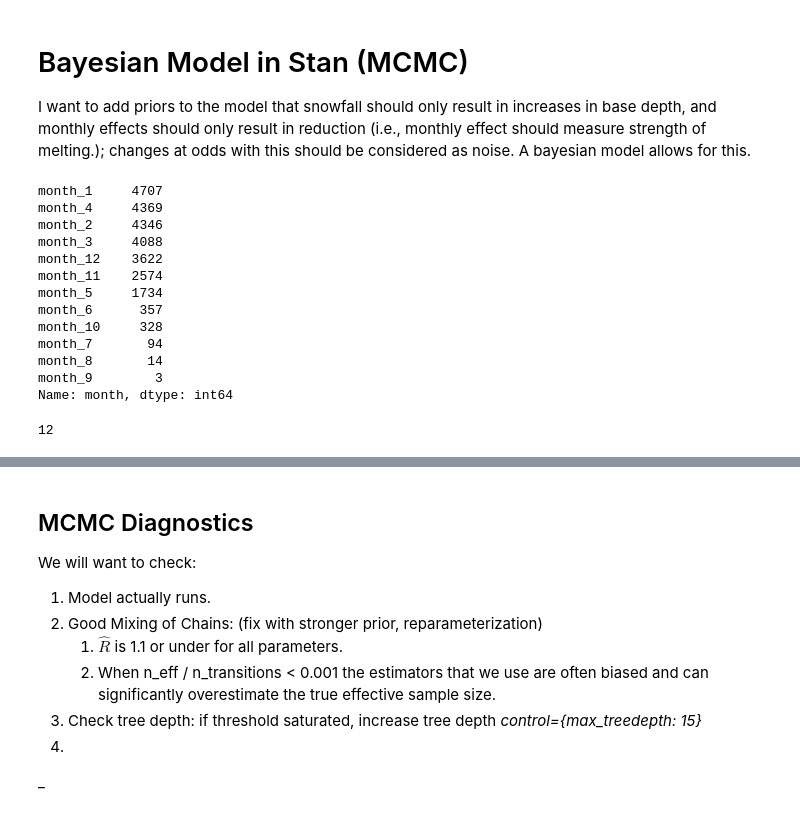
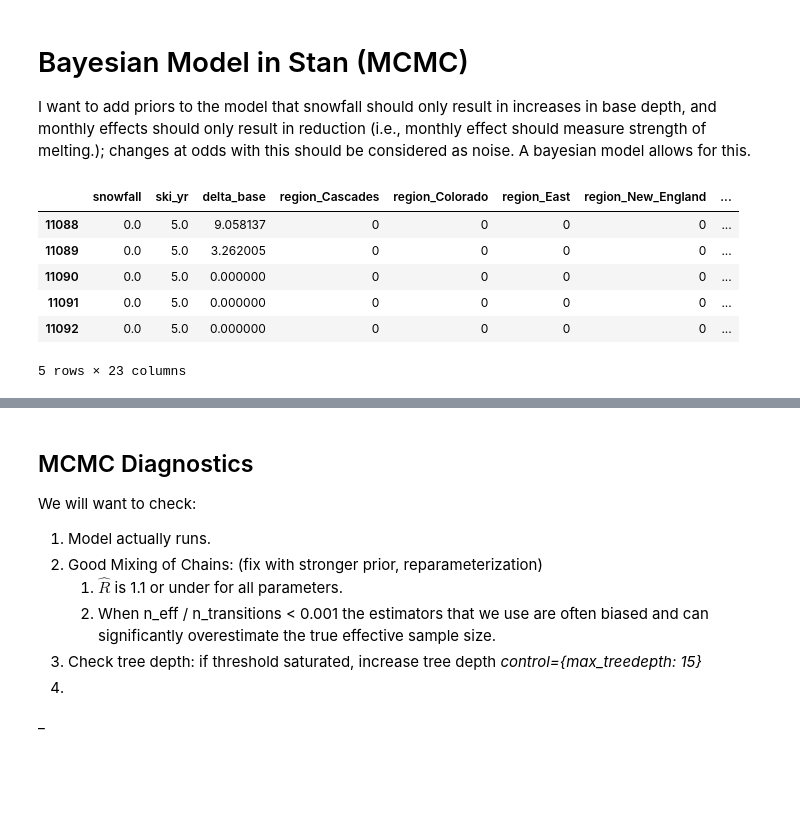
Before and after one commit to chrisoyer/ski-snow-modeling, a Jupyter notebook: src/analysis/snow_stan.ipynb, the cells around one changed output, grey strips where cells are left out. Cells and saved outputs as stored; diff of their text form; code cells hidden in the pictures; blank space fills up the shorter version.

```diff
--- a/src/analysis/snow_stan.ipynb
+++ b/src/analysis/snow_stan.ipynb
@@ -180,11 +180,20 @@ I want to add priors to the model that snowfall should only result in increases
 # %%
 stan_df = (long_series_df
            .pipe(add_month)
            .pipe(add_diff)
            .pipe(ohe, 'region')
            .pipe(ohe, 'month')
            .pipe(cleaner)
            )
+stan_df.head()
+# %% [output]
+|  | snowfall | ski_yr | delta_base | region_Cascades | region_Colorado | region_East | region_New_England | ... |
+| 11088 | 0.0 | 5.0 | 9.058137 | 0 | 0 | 0 | 0 | ... |
+| 11089 | 0.0 | 5.0 | 3.262005 | 0 | 0 | 0 | 0 | ... |
+| 11090 | 0.0 | 5.0 | 0.000000 | 0 | 0 | 0 | 0 | ... |
+| 11091 | 0.0 | 5.0 | 0.000000 | 0 | 0 | 0 | 0 | ... |
+| 11092 | 0.0 | 5.0 | 0.000000 | 0 | 0 | 0 | 0 | ... |
+5 rows × 23 columns
 # %%
 # sample data; half million records => slow mcmc
 #stan_sample_full_df = (stan_df.sample(frac=.16, axis=0, replace=False))
@@ -203,7 +212,7 @@ def sample_weighted_season(df: pd.DataFrame)->pd.DataFrame:
     semirare_data = df.query('month in @semirare_months').sample(frac=.3, axis=0)
     nonrare_data = df.query('month in @nonrare_months').sample(frac=.09, axis=0)
     # recombine
-    return pd.concat([rare_data, semirare_data, nonrare_data], axis=0)#.drop(columns=['month'])
+    return pd.concat([rare_data, semirare_data, nonrare_data], axis=0).drop(columns=['month'])
 
 # split data first so rare months get included in both sets
 stan_sample_test_df = stan_df.sample(frac=.20, axis=0)
@@ -211,21 +220,6 @@ stan_sample_train_df = stan_df.drop(index=stan_sample_test_df.index)
 # reduce data size
 stan_sample_test_df = stan_df.pipe(sample_weighted_season)
 stan_sample_train_df = stan_df.pipe(sample_weighted_season)
-stan_sample_train_df.month.value_counts()
-# %% [output]
-month_1     4707
-month_4     4369
-month_2     4346
-month_3     4088
-month_12    3622
-month_11    2574
-month_5     1734
-month_6      357
-month_10     328
-month_7       94
-month_8       14
-month_9        3
-Name: month, dtype: int64
 # %%
 # provide data including shapes and column type locations to stan
 columns = stan_df.columns
@@ -257,10 +251,6 @@ stan_data = {'N': X.shape[0],
              'X_reg_test': X_region_test.to_numpy(),
              'X_snow_test': X_snow_test.to_numpy().reshape(-1,1),
              }
-# %%
-stan_data['K_month']
-# %% [output]
-12
 # %%
 stan_model_str = """
 functions {}
```
Also changed, not shown: parts of 2 cells of this notebook.
